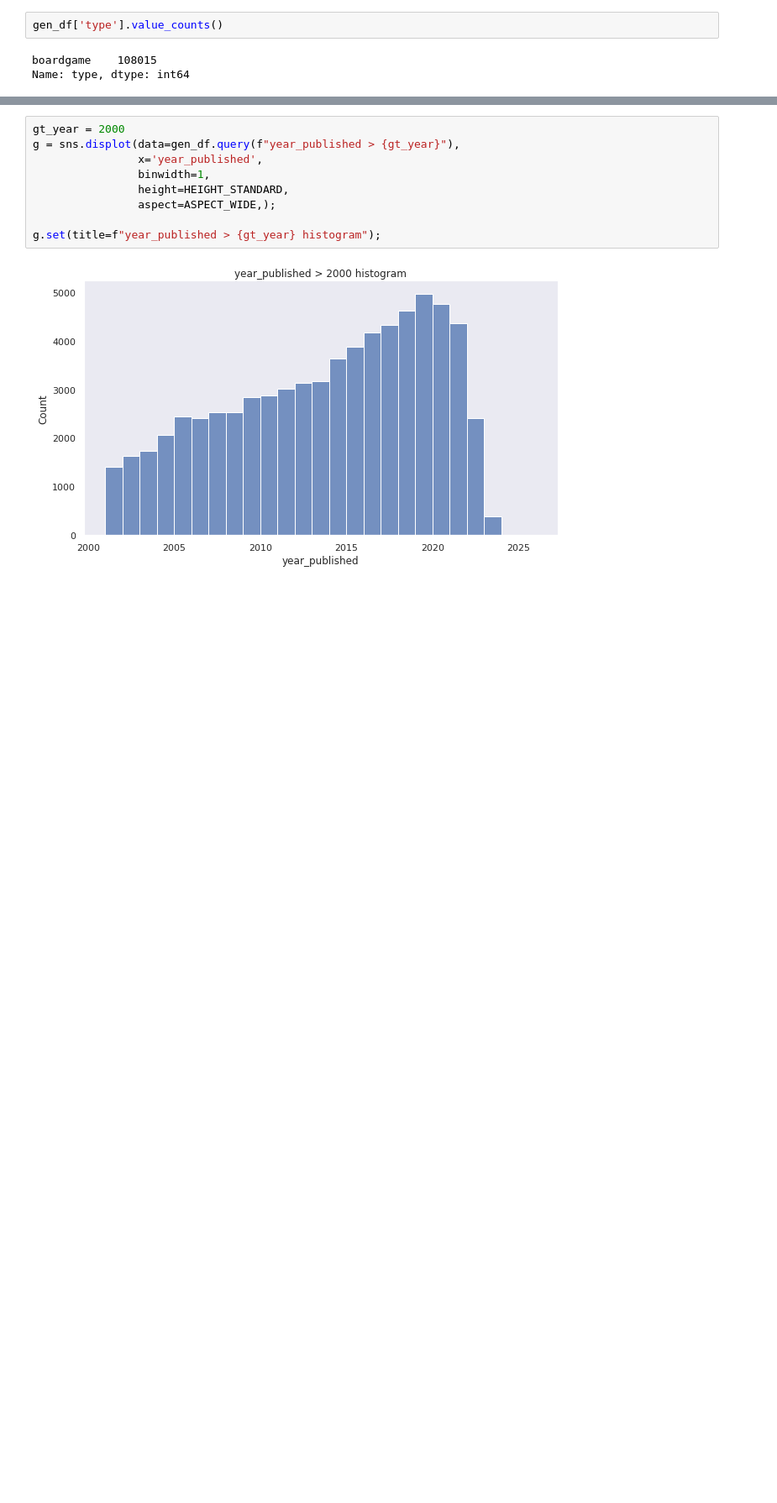
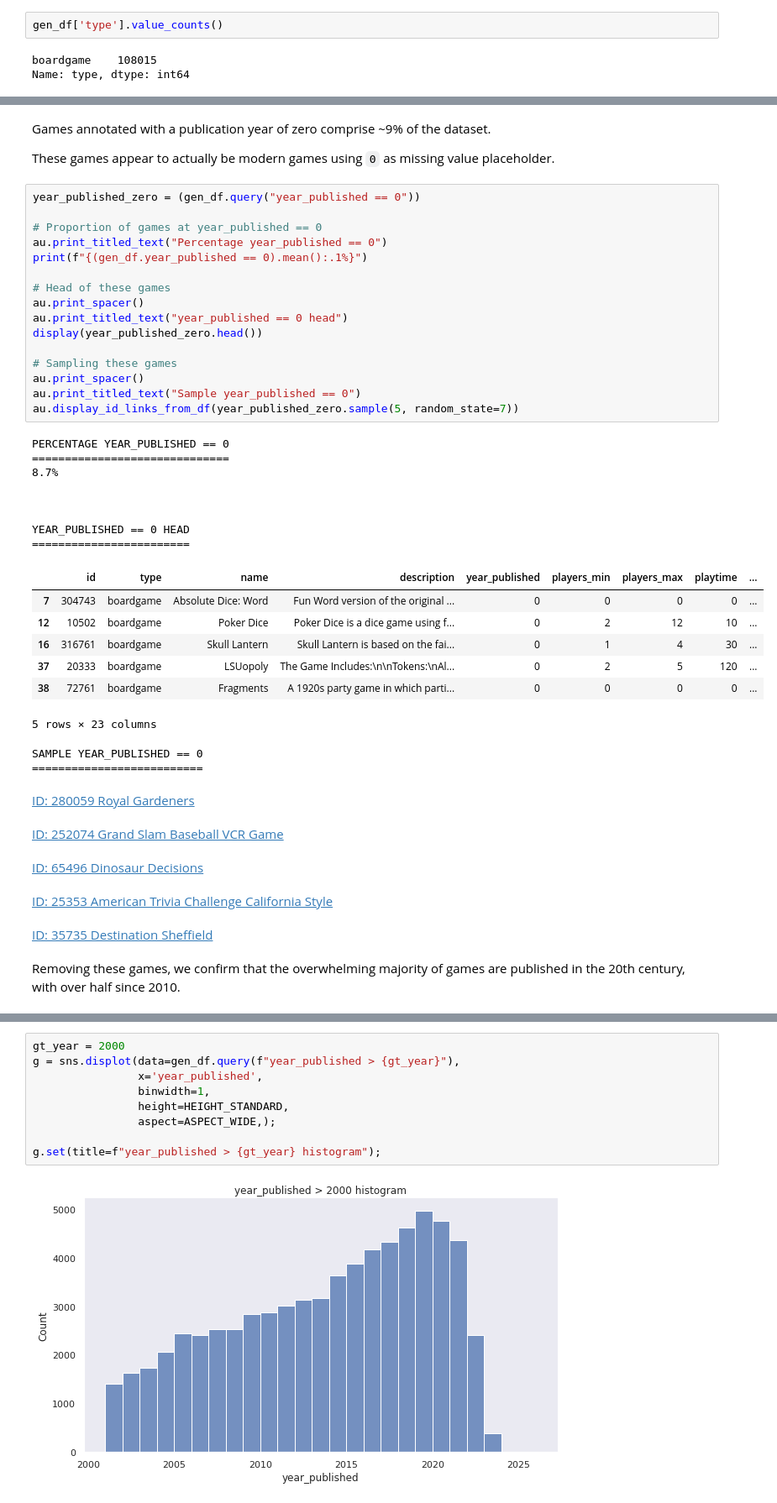
Before and after one commit to andrewKOwong/boardgames, a Jupyter notebook: analysis.ipynb, the cells around one changed output, grey strips where cells are left out. Shown at 84% size. Saved outputs shown, nothing was run; the diff lists cells and outputs as text; blank space fills up the shorter version.

Commit message:
Add year_published single var analysis

```diff
--- a/analysis.ipynb
+++ b/analysis.ipynb
@@ -305,0 +292,45 @@ g.set(title=f"year_published > {gt_year} histogram");
+# %% [markdown]
+Games annotated with a publication year of zero comprise ~9% of the dataset.
+
+These games appear to actually be modern games using `0` as missing value placeholder.
+# %%
+year_published_zero = (gen_df.query("year_published == 0"))
+
+# Proportion of games at year_published == 0
+au.print_titled_text("Percentage year_published == 0")
+print(f"{(gen_df.year_published == 0).mean():.1%}")
+
+# Head of these games
+au.print_spacer()
+au.print_titled_text("year_published == 0 head")
+display(year_published_zero.head())
+
+# Sampling these games
+au.print_spacer()
+au.print_titled_text("Sample year_published == 0")
+au.display_id_links_from_df(year_published_zero.sample(5, random_state=7))
+# %% [output]
+PERCENTAGE YEAR_PUBLISHED == 0
+==============================
+8.7%
+
+
+
+YEAR_PUBLISHED == 0 HEAD
+========================
+|  | id | type | name | description | year_published | players_min | players_max | playtime | ... |
+| 7 | 304743 | boardgame | Absolute Dice: Word | Fun Word version of the original ... | 0 | 0 | 0 | 0 | ... |
+| 12 | 10502 | boardgame | Poker Dice | Poker Dice is a dice game using f... | 0 | 2 | 12 | 10 | ... |
+| 16 | 316761 | boardgame | Skull Lantern | Skull Lantern is based on the fai... | 0 | 1 | 4 | 30 | ... |
+| 37 | 20333 | boardgame | LSUopoly | The Game Includes:\n\nTokens:\nAl... | 0 | 2 | 5 | 120 | ... |
+| 38 | 72761 | boardgame | Fragments | A 1920s party game in which parti... | 0 | 0 | 0 | 0 | ... |
+5 rows × 23 columns
+SAMPLE YEAR_PUBLISHED == 0
+==========================
+ID: 280059 Royal Gardeners
+ID: 252074 Grand Slam Baseball VCR Game
+ID: 65496 Dinosaur Decisions
+ID: 25353 American Trivia Challenge California Style
+ID: 35735 Destination Sheffield
+# %% [markdown]
+Removing these games, we confirm that the overwhelming majority of games are published in the 20th century, with over half since 2010.
```
Also changed, not shown: parts of 16 cells of this notebook.
